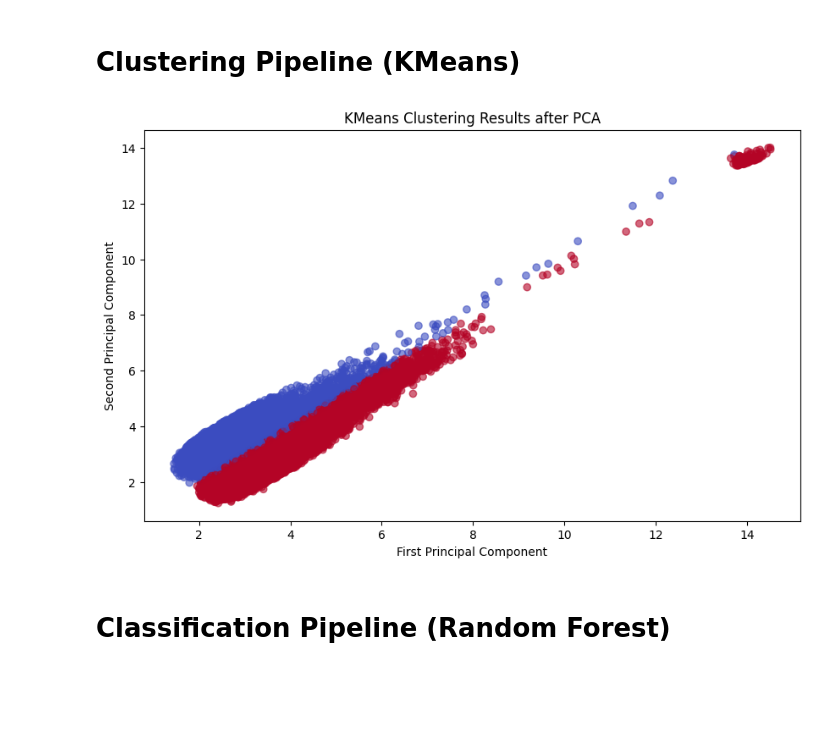
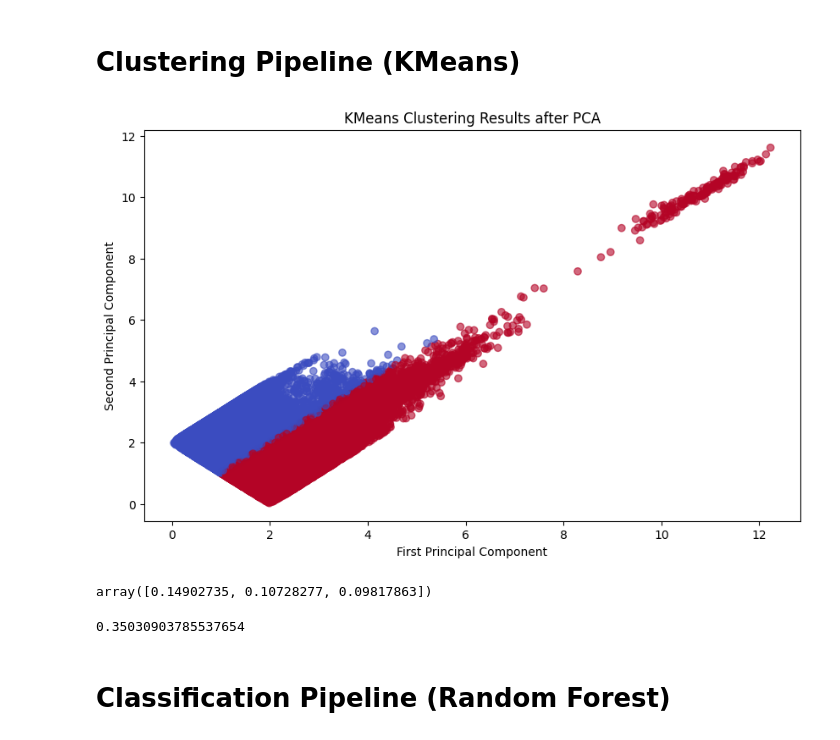
Before and after one commit to mohamed-geweida/adult-census-income-ml, a Jupyter notebook: adult_census_income.ipynb, the cells around one changed output. Cells and saved outputs as stored; diff of their text form; code cells hidden in the pictures; blank space fills up the shorter version.

```diff
--- a/adult_census_income.ipynb
+++ b/adult_census_income.ipynb
@@ -188,25 +206,36 @@ preprocessor = ColumnTransformer([
 # %%
 clustering_pipeline = Pipeline([
     ('preprocessor', preprocessor),
-    ('pca', PCA(n_components=0.95, random_state=42)),
+    ('pca', PCA(n_components=3, random_state=42)),
     ('kmeans', KMeans(n_clusters=2, random_state=42))
 ])
 
 X_transformed = clustering_pipeline.fit_transform(X)
 clusters = clustering_pipeline.fit_predict(X)
 
 
 plt.figure(figsize=(10, 6))
 plt.scatter(X_transformed[:, 0], X_transformed[:, 1],
-           c=clusters,
-           cmap='coolwarm', alpha=0.6)
+            c=clusters,
+            cmap='coolwarm', alpha=0.6)
 
 plt.title('KMeans Clustering Results after PCA')
 plt.xlabel('First Principal Component')
 plt.ylabel('Second Principal Component')
 plt.show()
 # %% [output]
-[figure, old version]
+[figure, new version]
+# %%
+explained_variance = clustering_pipeline.named_steps['pca'].explained_variance_ratio_
+explained_variance
+# %% [output]
+array([0.14902735, 0.10728277, 0.09817863])
+# %%
+# silhouette_score
+from sklearn.metrics import silhouette_score
+silhouette_score(X_transformed, clusters)
+# %% [output]
+0.35030903785537654
 # %% [markdown]
 # Classification Pipeline (Random Forest)
 # %%
```
Also changed, not shown: parts of 1 cell of this notebook.
